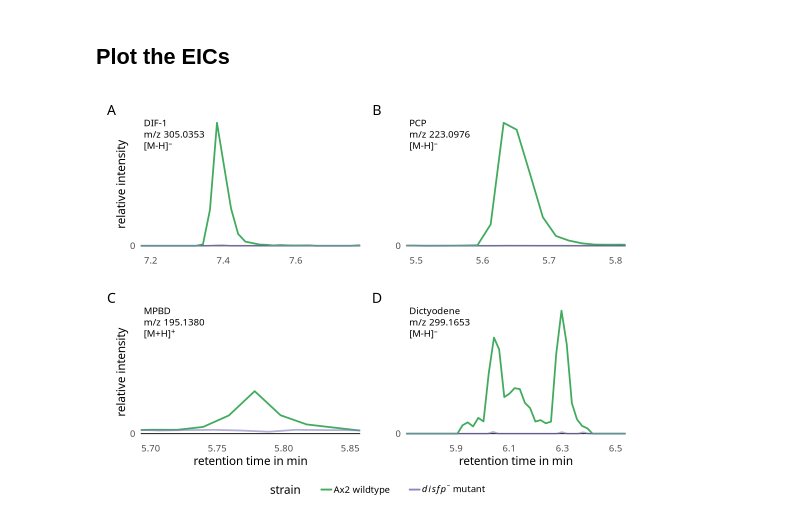
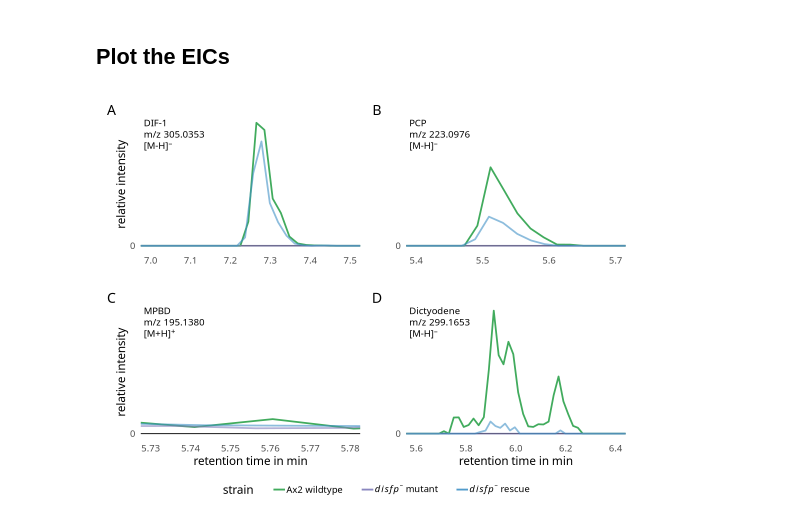
Before and after one commit to paleobiotechnology/pptase_ddiscoideum, a Jupyter notebook: 04_bioassays/01_scripts/2b_polyketides_data_analysis.ipynb, the cells around one changed output. Drawn from its saved outputs; the diff is of its cells as text; code cells hidden in the pictures.

```diff
--- a/04_bioassays/01_scripts/2b_polyketides_data_analysis.ipynb
+++ b/04_bioassays/01_scripts/2b_polyketides_data_analysis.ipynb
@@ -17,14 +35,14 @@ library(tidyverse)
 wd <- "/path/to/04_bioassays"
 
 # Load combined EIC data (exported from Python)
-df <- read_csv(paste0(wd, "/02_data/tables/samplelist.xlsx"))
+df <- read_csv(paste0(wd, "/03_data/tables/samplelist.xlsx"))
 
 # Convert retention time from seconds to minutes
 df <- df %>%
   mutate(RT_min = RT / 60)
 
 # Load sample metadata
-md_path <- paste0(wd, "/02_data/tables/samplelist.xlsx")
+md_path <- paste0(wd, "/03_data/tables/samplelist.xlsx")
 md.load <- read_excel(md_path)
 md <- md.load
 
@@ -54,6 +63,7 @@ color_nr <- 6
 strain_colors <- c(
   "wt" = wt_colors[color_nr],
   "ko" = disfp_colors[color_nr],
+  "re" = rescue_colors[color_nr],
   "standard" = "brown"
 )
 
@@ -67,15 +77,16 @@ df_samples <- df %>% filter(strain != "blank")
 # Labels for legend
 strain_rename <- c(
   "ko" = bquote(italic(disfp)^"–" ~ "mutant"),
-  "wt" = bquote("Ax2 wildtype")
+  "wt" = bquote("Ax2 wildtype"),
+  "re" = bquote(italic(disfp)^"–" ~ "rescue")
 )
 
 # Define EIC targets and expected retention time windows
 metabs <- list(
-  "DIF-1"      = list(mode = "neg", xlim = c(7.2, 7.75)),
-  "PCP"        = list(mode = "neg", xlim = c(5.5, 5.8)),
-  "MPBD"       = list(mode = "pos", xlim = c(5.7, 5.85)),
-  "Dictyodene" = list(mode = "neg", xlim = c(5.75, 6.5))
+  "DIF-1"      = list(mode = "neg", xlim = c(7.0, 7.5)),
+  "PCP"        = list(mode = "neg", xlim = c(5.4, 5.7)),
+  "MPBD"       = list(mode = "pos", xlim = c(5.73, 5.78)),
+  "Dictyodene" = list(mode = "neg", xlim = c(5.6, 6.4))
 )
 
 # Determine label for last target (used for conditional legend display)
@@ -139,12 +150,18 @@ for (target in names(metabs)) {
       ungroup()
   }
 
+
+
   # Set factor levels for consistent ordering
   df_corrected <- df_corrected %>%
     mutate(
-      strain = factor(strain, levels = c("ko", "wt", "blank", "standard")),
+      strain = factor(strain, levels = c("ko", "wt", "re", "blank", "standard")),
       group  = factor(group, levels = c("sample", "ctrl"))
     )
+
+  # Filter for RT interval
+  df_samples_RT <- df_corrected %>%
+    filter(between(RT, xlims[1]*60, xlims[2]*60))
 
   # Axis labeling logic
   i <- which(names(metabs) == target)
@@ -153,19 +170,24 @@ for (target in names(metabs)) {
 
   # Determine annotation offsets
   offset_x <- diff(xlims) * 0.02
-  max_y <- if (nrow(df_corrected) > 0) max(df_corrected$corrected_intensity, na.rm = TRUE) else 1
+  max_y <- if (nrow(df_samples_RT) > 0) max(df_samples_RT$corrected_intensity, na.rm = TRUE) else 1
   offset_y <- max_y * 0.02
 
   # Plot lines in specific order (wt, ko, standard)
   p <- ggplot() +
     geom_hline(yintercept = 0, linetype = "solid", color = "black") +
     geom_line(
-      data = df_corrected %>% filter(strain == "wt", Name == "Ax2_R2"),
+      data = df_corrected %>% filter(strain == "wt", Name == "Ax2"),
       aes(x = RT_min, y = corrected_intensity, color = strain, group = File),
       size = 1
     ) +
     geom_line(
       data = df_corrected %>% filter(strain == "ko", Name == "DiSfp3"),
+      aes(x = RT_min, y = corrected_intensity, color = strain, group = File),
+      size = 1, alpha = 0.6
+    ) +
+    geom_line(
+      data = df_corrected %>% filter(strain == "re", Name == "DiSfp3_rescue"),
       aes(x = RT_min, y = corrected_intensity, color = strain, group = File),
       size = 1, alpha = 0.6
     ) +
@@ -183,31 +205,31 @@ for (target in names(metabs)) {
       legend.position = if (target == last_target) c(0.95, 1.025) else "none",
       legend.justification = if (target == last_target) c("right", "top") else NULL
     ) +
     labs(x = xlab, y = ylab) +
     annotate(
       "richtext",
       x = -Inf, y = Inf,
       label = my_label,
       hjust = 0, vjust = 1,
       fill = NA, label.color = NA,
       size = 4
     )
 
   plot_list[[target]] <- p
 }
 
 # Combine all plots into a single panel layout
 options(repr.plot.width = 9, repr.plot.height = 7)
 
 combined_plot <- wrap_plots(plot_list, ncol = 2, guides = "collect") +
   plot_layout(guides = "collect") +
   plot_annotation(tag_levels = "A") &
   theme(
     legend.position = "bottom",
     legend.text = element_text(margin = margin(r = 20, unit = "pt")),
     legend.title = element_text(margin = margin(r = 25, unit = "pt"))
   )
 
 combined_plot
 # %% [output]
-[figure, old version]
+[figure, new version]
```
Also changed, not shown: parts of 2 cells of this notebook, 31 other files.
